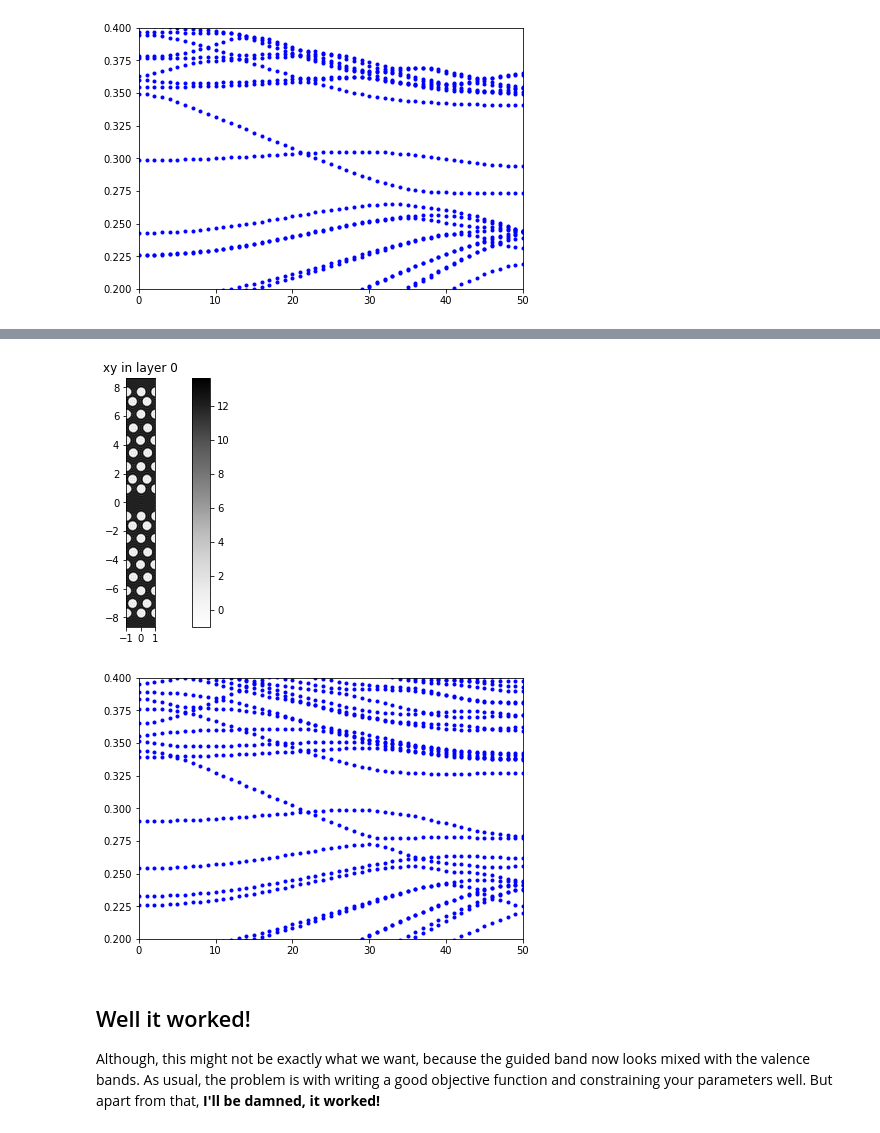
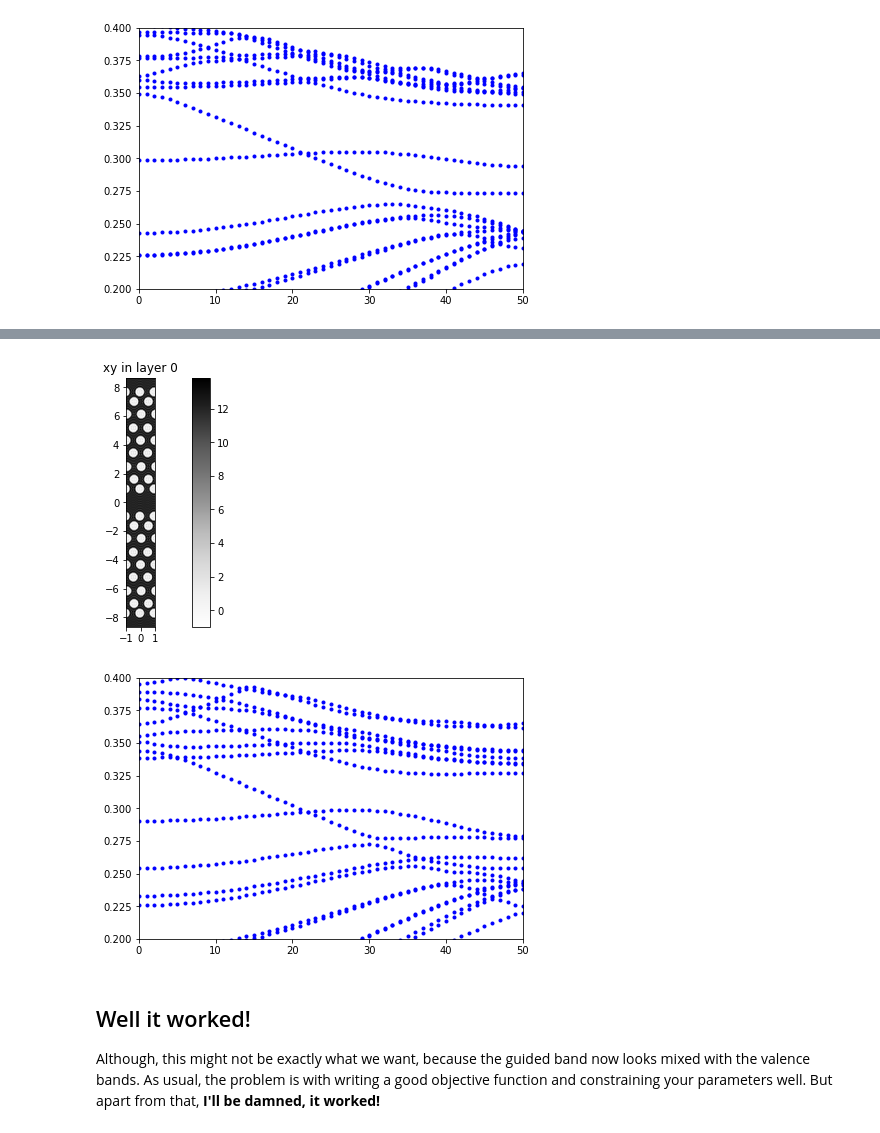
Before and after one commit to fancompute/legume, a Jupyter notebook: Notebooks/Autograd_PhC_waveguide.ipynb, the cells around one changed output, grey strips where cells are left out. Drawn from its saved outputs; the diff is of its cells as text; code cells hidden in the pictures.

```diff
--- a/Notebooks/Autograd_PhC_waveguide.ipynb
+++ b/Notebooks/Autograd_PhC_waveguide.ipynb
@@ -152,16 +142,16 @@ Parameters are:       [ 0.0420 -0.0430  0.0380  0.0880 -0.0908 -0.0863]
 # %%
 gme_test = gme_w1(np.array(p_opt[0:3]), np.array(p_opt[3:6]))
 gme_test.plot_overview_ft(Ny=500)
-gme_test.run(kpoints=path.kpoints, gmode_inds=[0], N_g_array = 500, verbose=False)
+gme_test.run(kpoints=path.kpoints, gmode_inds=[0], verbose=False, numeig=20)
 
 fig, ax = plt.subplots(1, constrained_layout=True)
 plt.plot(gme_test.freqs, '.b')
 ax.set_ylim([0.2, 0.4])
 ax.set_xlim([0, gme.freqs.shape[0]-1])
 plt.show()
 # %% [output]
-[figure, old version]
+[figure, new version]
-[figure, old version]
+[figure, new version]
 # %% [markdown]
 ## Well it worked!
 Although, this might not be exactly what we want, because the guided band now looks mixed with the valence bands.
```
Also changed, not shown: parts of 12 cells of this notebook, 2 other files.
